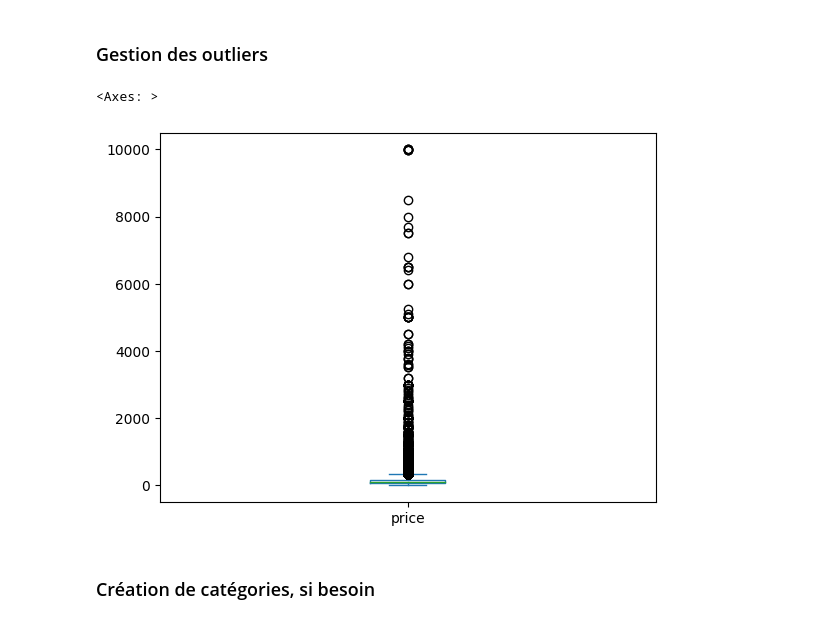
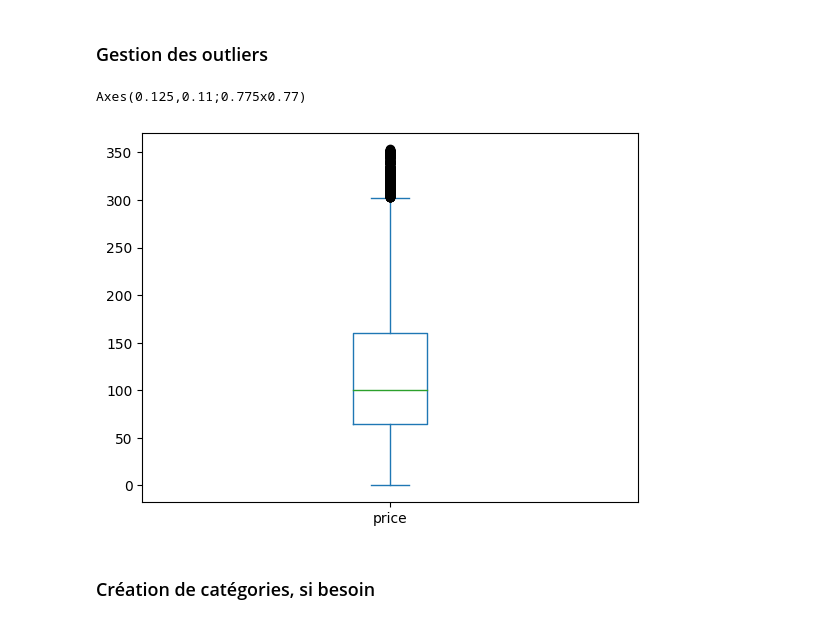
Before and after one commit to MedAliBZ/ML-learning, a Jupyter notebook: feature_engineering.ipynb, the cells around one changed output. Drawn from its saved outputs; the diff is of its cells as text; code cells hidden in the pictures.

```diff
--- a/feature_engineering.ipynb
+++ b/feature_engineering.ipynb
@@ -234,10 +217,12 @@ dfAirBnb
 48895 rows × 15 columns
 # %% [markdown]
 ### Gestion des outliers
-# %%
-dfAirBnb.drop(columns=["id", "host_id"]).boxplot()
-# %% [output]
-<Axes: >
-[figure, removed]
+# %%
+upper_lim = dfAirBnb['price'].quantile(.95)
+dfAirBnb = dfAirBnb[dfAirBnb['price']< upper_lim]
+print(dfAirBnb['price'].plot.box())
+# %% [output]
+Axes(0.125,0.11;0.775x0.77)
+[figure, added]
 # %% [markdown]
 ### Création de catégories, si besoin
```
Also changed, not shown: parts of 7 cells of this notebook.
